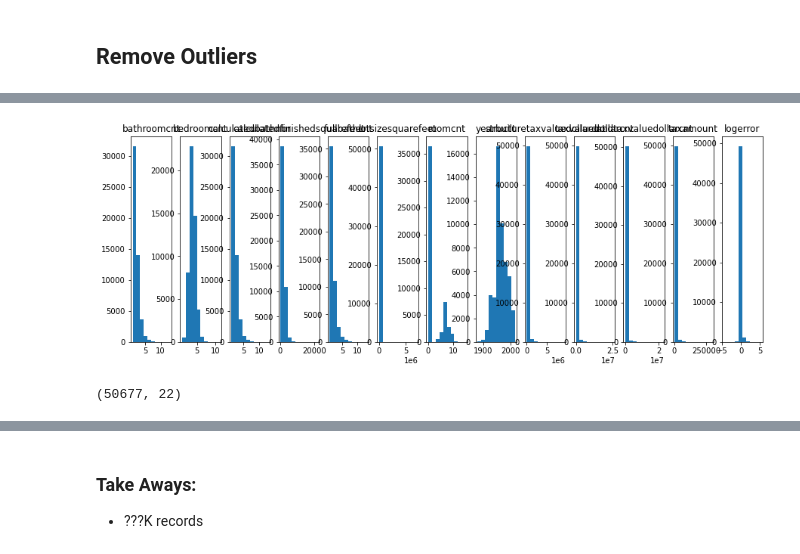
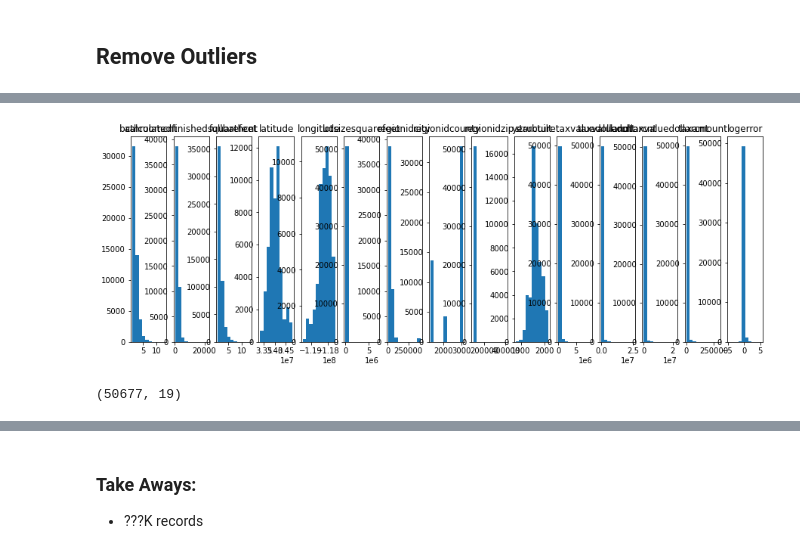
Before and after one commit to HopperTeam6/Zillow_Clustering_Project, a Jupyter notebook: zillow_clustering_project_kan.ipynb, the cells around one changed output, grey strips where cells are left out. Drawn from its saved outputs; the diff is of its cells as text; code cells hidden in the pictures.

```diff
--- a/zillow_clustering_project_kan.ipynb
+++ b/zillow_clustering_project_kan.ipynb
@@ -177,7 +183,7 @@ AND propertylandusetypeid = 261
 # %%
 # load zillow data from saved csv or pull from sql server and save to csv
 import os
-file = 'zillow_data.csv'
+file = 'zillow_data_kan.csv'
 if os.path.isfile(file):
     df = pd.read_csv(file, index_col=0)
 else:
@@ -633,7 +639,14 @@ df = df.drop(columns=[
     # year assessed
     'assessmentyear',
     # date of transaction
-    'transactiondate'
+    'transactiondate',
+    #  Number of bathrooms in home including fractional bathroom. duplicate from bathroomcnt
+    'calculatedbathnbr',
+    #  Total number of rooms in the principal residence. Not collected for LA County
+    'roomcnt',
+    # descirpiton of land use (single family), no longer needed
+    'propertylandusedesc'
+
     ])
 # %%
 df.shape
@@ -774,3 +793,11 @@ propertylandusedesc             0
 dtype: int64
 # %% [markdown]
 ## Remove Outliers
+# %%
+# List of columns
+cols = [col for col in df.columns.drop(['bedroomcnt',
+                                        'fips',
+                                        'propertycountylandusecode',
+                                        'heatingorsystemdesc'
+                                       ])]
+cols
@@ -777,42 +820,30 @@ dtype: int64
 # %%
 plt.figure(figsize=(15, 5))
-
-# List of columns
-cols = [col for col in df.columns.drop(['fips',
-                                        'latitude',
-                                       'longitude',
-                                       'propertycountylandusecode',
-                                       'regionidcity',
-                                       'regionidcounty',
-                                       'regionidzip',
-                                        'heatingorsystemdesc',
-                             'propertylandusedesc'
-                                       ])]
 
 for i, col in enumerate(cols,1):
 
     # i starts at 0, but plot nos should start at 1
     plot_number = i
 
     # Create subplot.
     plt.subplot(1, len(cols), plot_number)
 
     # Title with column name.
     plt.title(col)
 
     # Display histogram for column.
     df[col].hist()
 
     # Hide gridlines.
     plt.grid()
 
     # turn off scientific notation
     #plt.ticklabel_format(useOffset=False)
 
 plt.show()
 # %% [output]
-[figure, old version]
+[figure, new version]
 # %%
 df.shape
 # %% [output]
-(50677, 22)
+(50677, 19)
```
Also changed, not shown: parts of 46 cells of this notebook.
